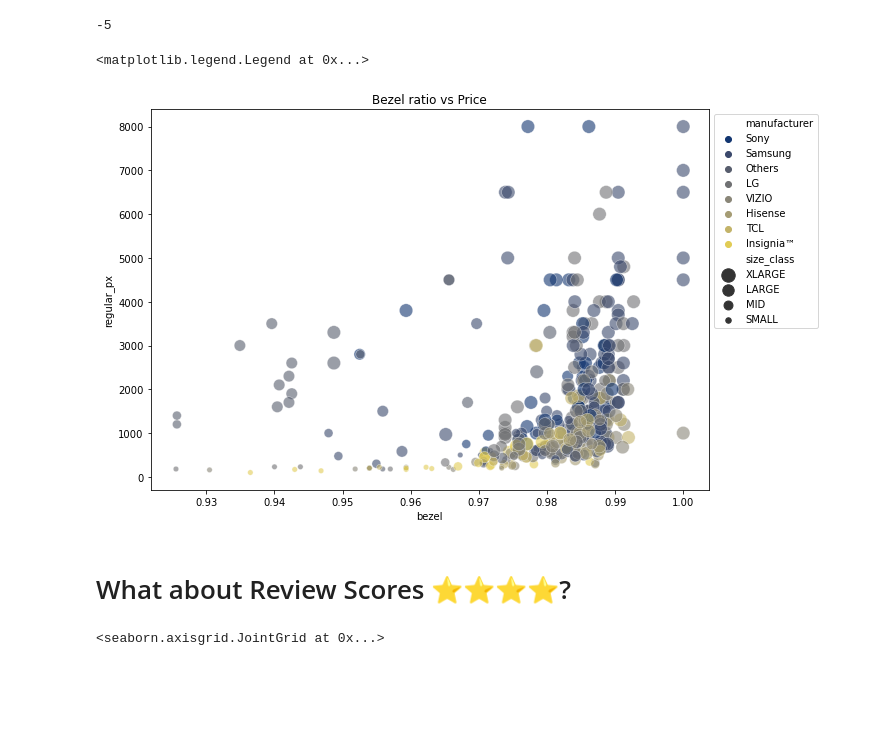
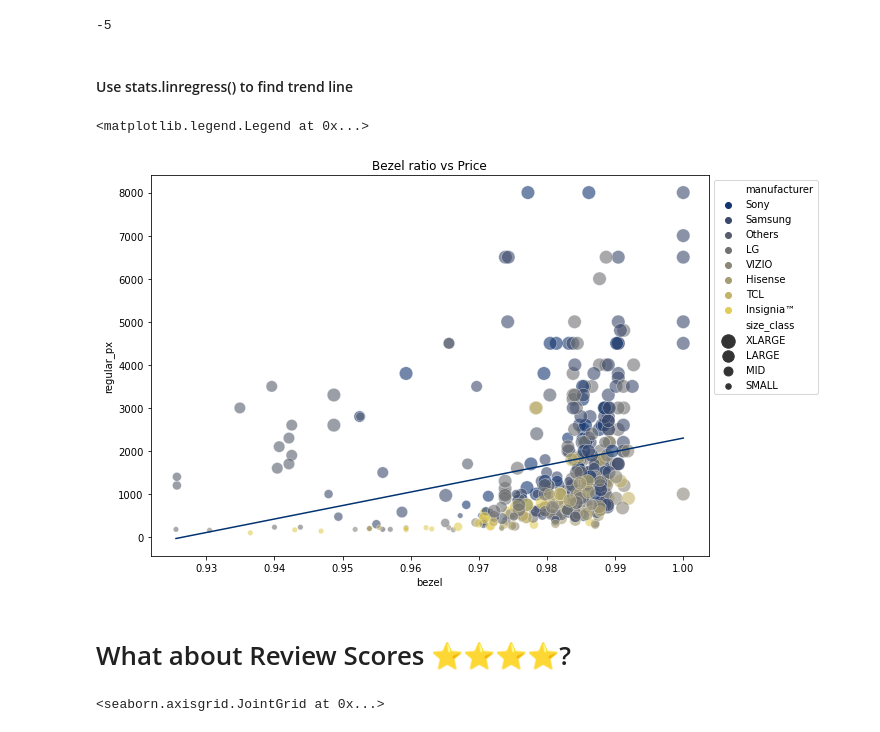
Before and after one commit to dnie44/nycdatascience_python_project, a Jupyter notebook: bb_analysis2.ipynb, the cells around one changed output. Cells and saved outputs as stored; diff of their text form; code cells hidden in the pictures; blank space fills up the shorter version.

```diff
--- a/bb_analysis2.ipynb
+++ b/bb_analysis2.ipynb
@@ -326,23 +326,35 @@ bby2 = rm_outlier(bby,'bezel', 3)
 bby2.shape[0] - bby.shape[0]
 # %% [output]
 -5
+# %% [markdown]
+#### Use stats.linregress() to find trend line
+# %%
+x_vals = bby2.bezel
+y_vals = bby2.regular_px
+# Get slope, intercept from stats.linregress()
+slope, intercept, rvalue, pvalue, stderr = stats.linregress(x_vals,y_vals)
 # %%
 fig = plt.gcf()
 fig.set_size_inches(10,7)
 # set order of x-axis categories
 hue_order = bby2.groupby('manufacturer').median()['regular_px'].sort_values(ascending=False).index
 size_order = bby2.groupby('size_class').median()['screen_size'].sort_values(ascending=False).index
 
+# Plot sns scatter
 sns.scatterplot(data = bby2, x='bezel', y='regular_px', hue='manufacturer', hue_order=hue_order,
                 size = 'size_class', sizes=(30, 180), size_order=size_order,
                 palette='cividis', linewidth=0.5, edgecolor='w', alpha=0.6)\
                 .set_title('Bezel ratio vs Price')
+# Plot linear regression line
+y_pred = intercept + slope*x_vals
+sns.lineplot(x=x_vals, y=y_pred)
+
 plt.legend(bbox_to_anchor=(1, 1))
 # %% [output]
 <matplotlib.legend.Legend at 0x...>
-[figure, old version]
+[figure, new version]
-# %% [markdown]
-# What about Review Scores ⭐⭐⭐⭐?
+# %% [markdown]
+# What about Review Scores ⭐⭐⭐⭐?
 # %%
 # Review scores and price show no relationship
 sns.jointplot(data = bby2,
```
Also changed, not shown: parts of 54 cells of this notebook, 1 other file.
